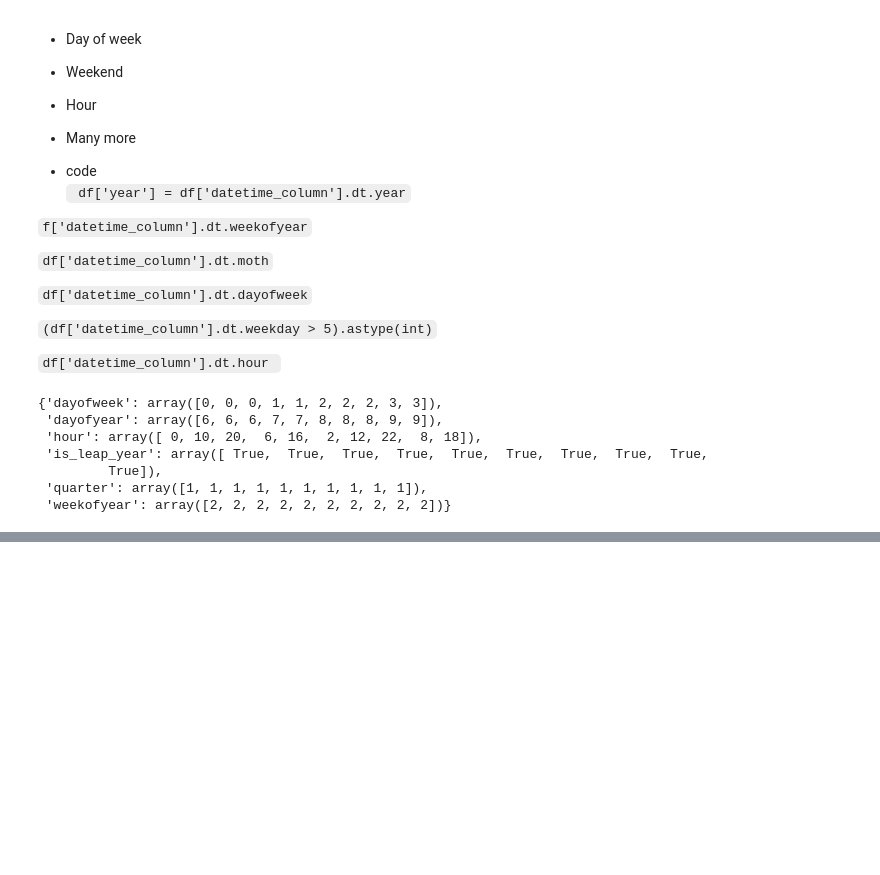
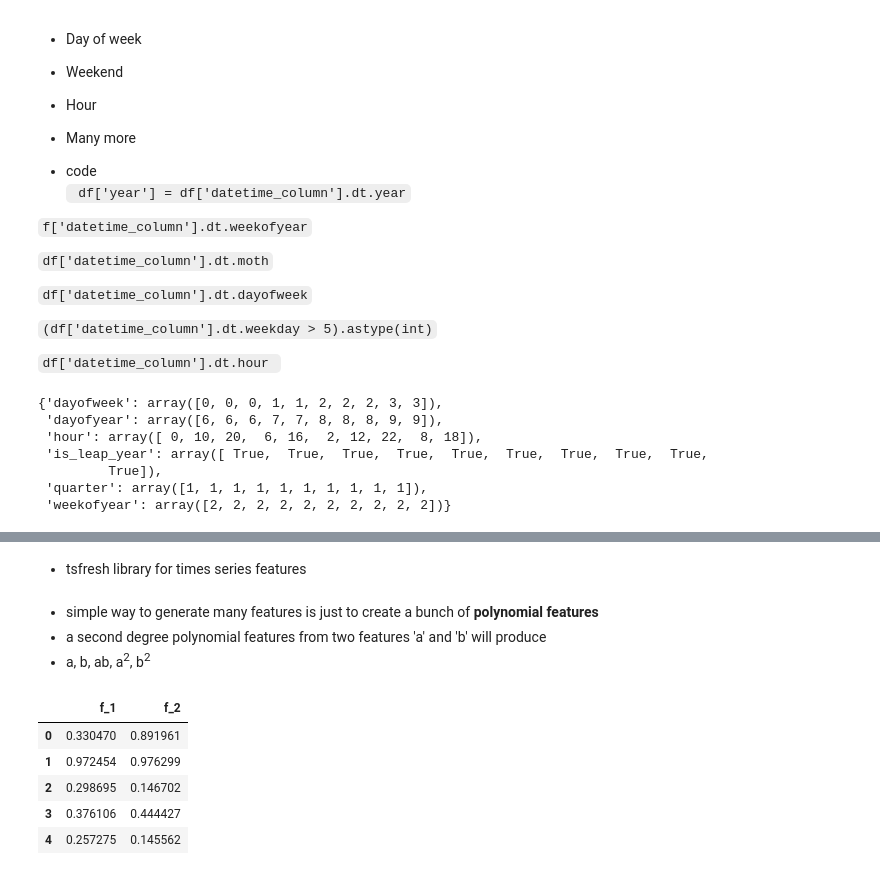
Before and after one commit to aneeshcheriank/approaching-any-machine-learning-problem, a Jupyter notebook: Feature_engineering_ipny.ipynb, the cells around one changed output, grey strips where cells are left out. Saved outputs shown, nothing was run; the diff lists cells and outputs as text; code cells hidden in the pictures; blank space fills up the shorter version.

```diff
--- a/Feature_engineering_ipny.ipynb
+++ b/Feature_engineering_ipny.ipynb
@@ -67,0 +160,2 @@ features
+# %% [markdown]
+- tsfresh library for times series features
@@ -67,0 +171,22 @@ features
+# %% [markdown]
+- simple way to generate many features is just to create a bunch of <b>polynomial features</b>
+- a second degree polynomial features from two features 'a' and 'b' will produce
+- a, b, ab, a<sup>2</sup>, b<sup>2</sup>
+# %%
+import numpy as np
+import pandas as pd
+
+# generate a random dataframe with 2 columns and 100 rows
+df = pd.DataFrame(
+    np.random.rand(100, 2),
+    columns=[f'f_{i}' for i in range(1, 3)]
+)
+
+df.head()
+# %% [output]
+|  | f_1 | f_2 |
+| 0 | 0.330470 | 0.891961 |
+| 1 | 0.972454 | 0.976299 |
+| 2 | 0.298695 | 0.146702 |
+| 3 | 0.376106 | 0.444427 |
+| 4 | 0.257275 | 0.145562 |
```
Also changed, not shown: parts of 13 cells of this notebook.
